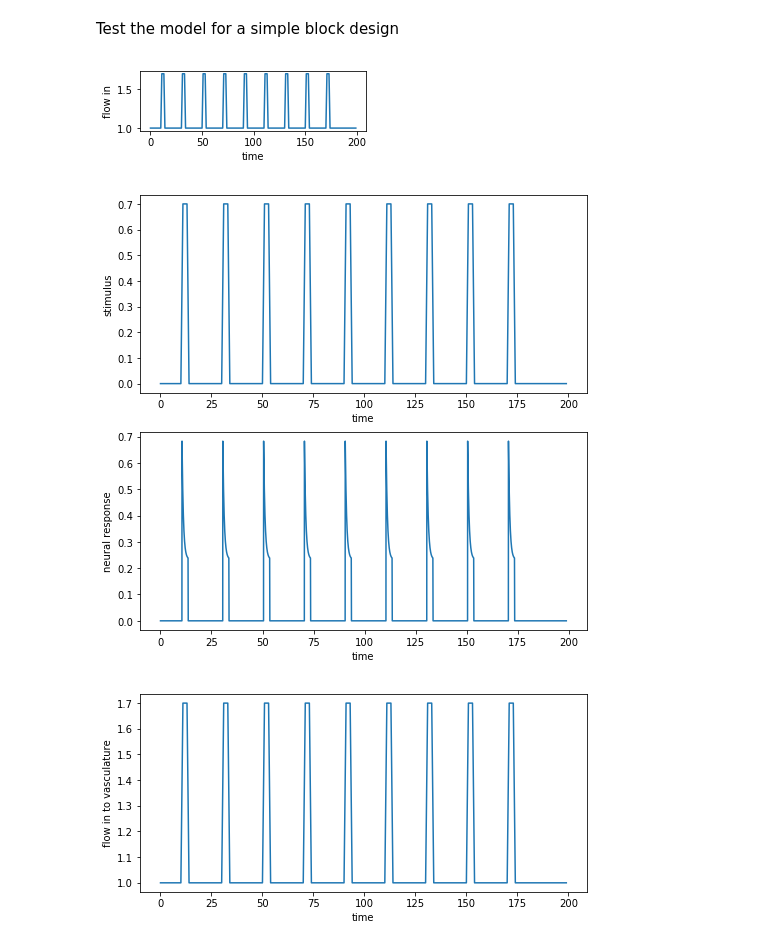
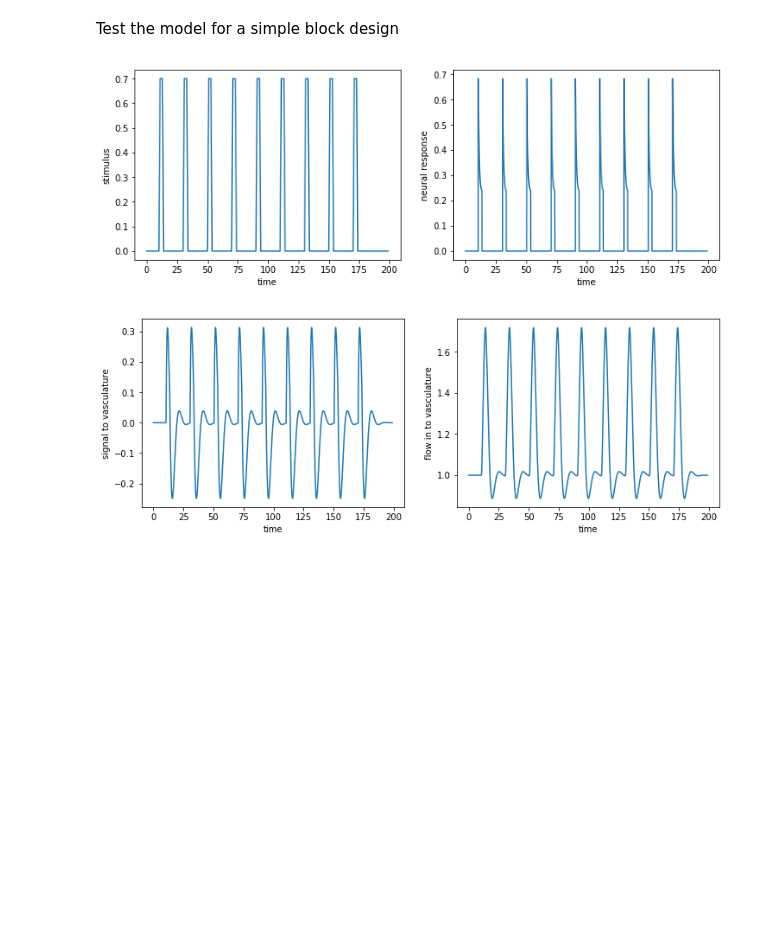
Before and after one commit to rmillin/balloon-model, a Jupyter notebook: BalloonModelTest.ipynb, the cells around one changed output. Drawn from its saved outputs; the diff is of its cells as text; code cells hidden in the pictures; blank space fills up the shorter version.

Commit message:
fixed neural to flow

```diff
--- a/BalloonModelTest.ipynb
+++ b/BalloonModelTest.ipynb
@@ -82,11 +82,10 @@ def StimulusToNeural(protocol,deltat,const):
 def floweq(t,y,params):
     x1, x2 = y
     kappa2, gamma, neuronalact, timing = params
-    f = interp1d(timing, neuronalact)
-    neuronal = f(t)
+    neuronal = np.interp(t, timing, neuronalact)
     derivs = [x2,
              neuronal-x2*kappa2-(x1-1)*gamma]
-
+    return derivs
 
 
 def NeuraltoFlow(timing,neuralresp):
@@ -99,8 +98,8 @@ def NeuraltoFlow(timing,neuralresp):
     params = [kappa2, gamma, neuralresp, timing]
 
     # Bundle initial conditions for ODE solver
-    f0 = 1; # flow in to vasculature
-    s0 = 0; # signal to the vasulature
+    f0 = float(1) # flow in to vasculature
+    s0 = float(0) # signal to the vasulature
     y0 = [f0, s0]
 
     # Make time array for solution
@@ -109,11 +108,13 @@ def NeuraltoFlow(timing,neuralresp):
 
     # Call the ODE solver
     # psoln = odeint(systemeq, y0, t, args=(params,))
-    solver = ode(floweq).set_integrator("dopri5")
+    solver = ode(floweq).set_integrator('dopri5')
+    # solver = ode(floweq).set_integrator("dop853")
     solver.set_initial_value(y0).set_f_params(params)
 
     k = 0
     soln = [y0]
+
     while solver.successful() and solver.t < t[-1]:
         k += 1
         solver.integrate(t[k])
@@ -234,30 +235,17 @@ Test the model for a simple block design
 
 timing = np.linspace( 0, 199, 200 )
 TE = 0.03;
-flowin = np.ones(200)
+protocol = np.ones(200)
 #plotdata = False;
 for x in range(0, int(200/20)-1):
-    flowin[x*20+11:x*20+15-1] = 1.7
+    protocol[x*20+11:x*20+15-1] = 1.7
 
-protocol = flowin-1
+protocol = protocol-1
 deltat = 1
 const = 1
-
-
-# plot the flow in
-fig = plt.figure(1, figsize=(4,4))
-ax1 = fig.add_subplot(311)
-ax1.plot(timing, flowin)
-ax1.set_xlabel('time')
-ax1.set_ylabel('flow in')
-plt.tight_layout()
-plt.show()
-# %% [output]
-[figure, removed]
 # %%
 
 # run it
-
 
 # stimulus to neural response
 tneur, neur = StimulusToNeural(protocol,deltat,const)
@@ -265,25 +253,26 @@ timing = [deltat*i for i in range(len(protocol))] # time vector
 
 
 # neural to flow in
-# tflowin, flowin, vascsignal = NeuraltoFlow(tneur,neur)
+tflowin, flowin, vascsignal = NeuraltoFlow(tneur,neur)
+
 
 
 # flow in to BOLD
-t, resp, q, v = BalloonModel(timing,flowin,TE)
+t, resp, q, v = BalloonModel(tflowin,flowin,TE)
 # %%
 # plot it
 
 # Stim and neural response
-fig1 = plt.figure(1, figsize=(8,8))
+fig1 = plt.figure(1, figsize=(12,4))
 
 # Plot the stimulus
-ax1 = fig1.add_subplot(211)
+ax1 = fig1.add_subplot(121)
 ax1.plot(timing, protocol)
 ax1.set_xlabel('time')
 ax1.set_ylabel('stimulus')
 
 # Plot the neural response
-ax2 = fig1.add_subplot(212)
+ax2 = fig1.add_subplot(122)
 ax2.plot(tneur, neur)
 ax2.set_xlabel('time')
 ax2.set_ylabel('neural response')
@@ -293,45 +282,45 @@ plt.show()
 # NEURAL TO FLOW IN PROGRESS, NOT YET WORKING
 
 # neurovascular signal and flow
-fig2 = plt.figure(1, figsize=(8,8))
+fig2 = plt.figure(1, figsize=(12,4))
 
-## Plot the signal to the vasculature
-#ax1 = fig2.add_subplot(211)
-#ax1.plot(tflowin, vascsignal)
-#ax1.set_xlabel('time')
-#ax1.set_ylabel('signal to vasculature')
+# Plot the signal to the vasculature
+ax1 = fig2.add_subplot(121)
+ax1.plot(tflowin, vascsignal)
+ax1.set_xlabel('time')
+ax1.set_ylabel('signal to vasculature')
 
 # Plot the neural response
-ax2 = fig2.add_subplot(212)
-ax2.plot(timing, flowin)
+ax2 = fig2.add_subplot(122)
+ax2.plot(tflowin, flowin)
 ax2.set_xlabel('time')
 ax2.set_ylabel('flow in to vasculature')
 
 plt.show()
 
 # Balloon model plots
-fig3 = plt.figure(1, figsize=(8,8))
+fig3 = plt.figure(1, figsize=(18,4))
 
 # Plot dexoyhem conc as a function of time
-ax1 = fig3.add_subplot(311)
+ax1 = fig3.add_subplot(131)
 ax1.plot(t, q)
 ax1.set_xlabel('time')
 ax1.set_ylabel('[deoxyhemoglobin]')
 
 # Plot volume as a function of time
-ax2 = fig3.add_subplot(312)
+ax2 = fig3.add_subplot(132)
 ax2.plot(t, v)
 ax2.set_xlabel('time')
 ax2.set_ylabel('blood volume')
 
 # Plot BOLD as a function of time
-ax3 = fig3.add_subplot(313)
+ax3 = fig3.add_subplot(133)
 ax3.plot(t, resp)
 ax3.set_xlabel('time')
 ax3.set_ylabel('BOLD')
 
 # plt.tight_layout()
 plt.show()
 # %% [output]
-[figure, old version]
+[figure, new version]
-[figure, old version]
+[figure, new version]
```
Also changed, not shown: parts of 1 cell of this notebook.
